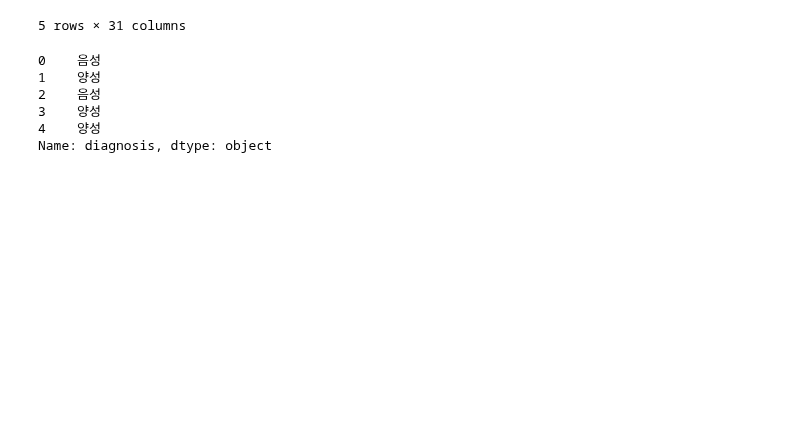
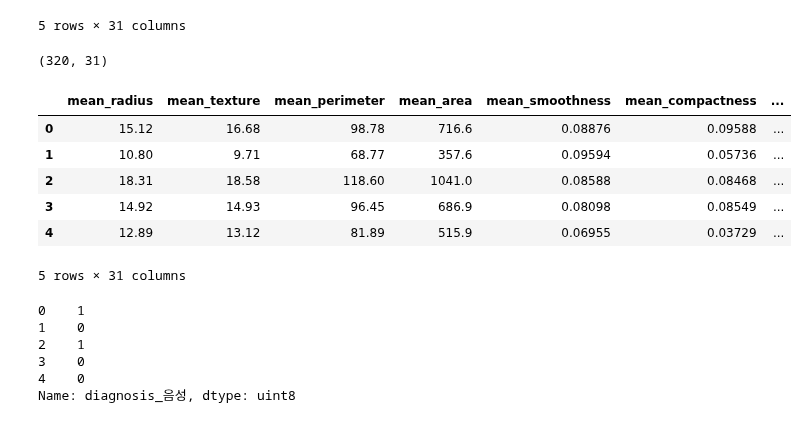
Before and after one commit to mjiii25/posco-academy, a Jupyter notebook: Big-Data/PCA.ipynb, the cells around one changed output. Saved outputs shown, nothing was run; the diff lists cells and outputs as text; code cells hidden in the pictures; blank space fills up the shorter version.

```diff
--- a/Big-Data/PCA.ipynb
+++ b/Big-Data/PCA.ipynb
@@ -43,19 +45,33 @@ df_raw.head()
 | 3 | 양성 | 14.92 | 14.93 | 96.45 | 686.9 | 0.08098 | 0.08549 | ... |
 | 4 | 양성 | 12.89 | 13.12 | 81.89 | 515.9 | 0.06955 | 0.03729 | ... |
 5 rows × 31 columns
+# %%
+df_raw = pd.get_dummies(df_raw, columns=['diagnosis'], drop_first=True)
+
+print(df_raw.shape)
+df_raw.head()
+# %% [output]
+(320, 31)
+|  | mean_radius | mean_texture | mean_perimeter | mean_area | mean_smoothness | mean_compactness | ... |
+| 0 | 15.12 | 16.68 | 98.78 | 716.6 | 0.08876 | 0.09588 | ... |
+| 1 | 10.80 | 9.71 | 68.77 | 357.6 | 0.09594 | 0.05736 | ... |
+| 2 | 18.31 | 18.58 | 118.60 | 1041.0 | 0.08588 | 0.08468 | ... |
+| 3 | 14.92 | 14.93 | 96.45 | 686.9 | 0.08098 | 0.08549 | ... |
+| 4 | 12.89 | 13.12 | 81.89 | 515.9 | 0.06955 | 0.03729 | ... |
+5 rows × 31 columns
 # %%
-df_raw_x = df_raw.drop("diagnosis",axis = 1)
-df_raw_y = df_raw["diagnosis"]
+df_raw_x = df_raw.drop("diagnosis_음성",axis = 1)
+df_raw_y = df_raw["diagnosis_음성"]
 
 
 df_raw_y.head()
 # %% [output]
-0    음성
-1    양성
-2    음성
-3    양성
-4    양성
-Name: diagnosis, dtype: object
+0    1
+1    0
+2    1
+3    0
+4    0
+Name: diagnosis_음성, dtype: uint8
 # %%
 # 산점도 행렬
 sns.pairplot(df_raw_x)
```
Also changed, not shown: parts of 15 cells of this notebook.
